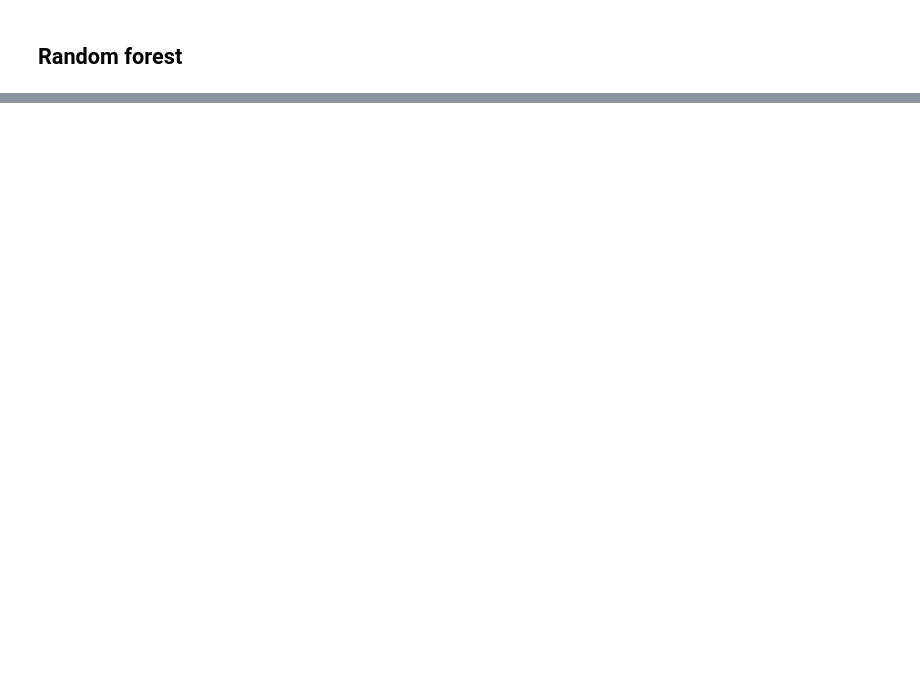
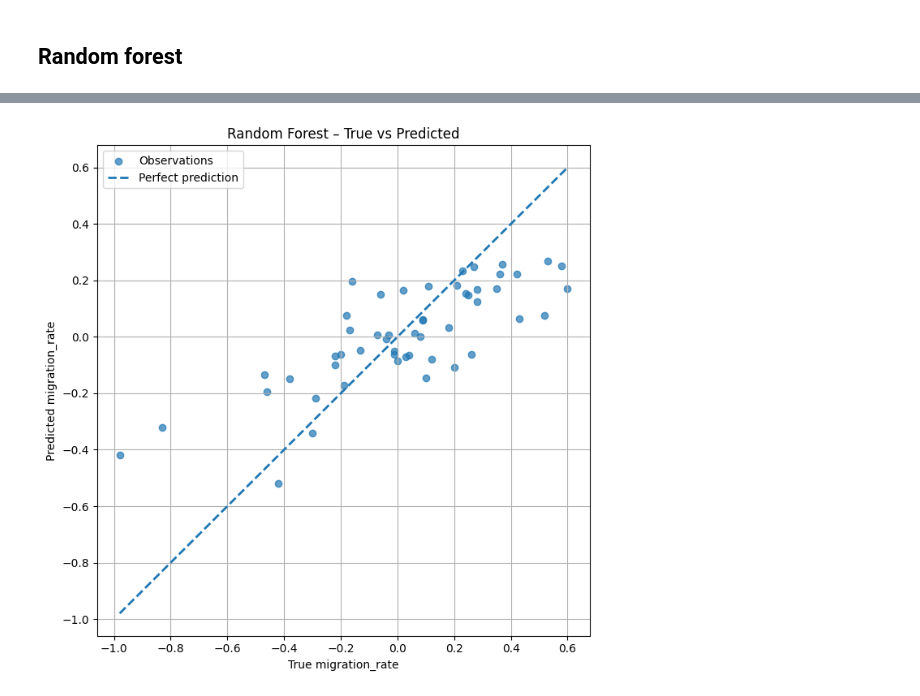
Before and after one commit to maximeducotterd2404-pixel/DSAP_intercantonalmigration_dynamics, a Jupyter notebook: notebooks/randomforest_notebook.ipynb, the cells around one changed output, grey strips where cells are left out. Drawn from its saved outputs; the diff is of its cells as text; code cells hidden in the pictures; blank space fills up the shorter version.

```diff
--- a/notebooks/randomforest_notebook.ipynb
+++ b/notebooks/randomforest_notebook.ipynb
@@ -79,0 +153,24 @@ for name, imp in feat_imp:
+# %%
+from pathlib import Path
+import sys
+
+ROOT = Path("/Users/maximeducotterd/Desktop/DSAP_intercantonal_dynamics")
+sys.path.append(str(ROOT))
+
+from src.ML.randomforest.randomforest import (
+    load_data, prepare_dataframe, time_split, run_random_forest
+)
+
+from src.ML.randomforest.plotrandomforest import plot_true_vs_pred_rf
+
+
+df = load_data()
+df_model, feature_cols, target_col = prepare_dataframe(df)
+X_train, X_test, y_train, y_test = time_split(df_model, feature_cols, target_col)
+rf, y_pred, r2, rmse, r2_train = run_random_forest(X_train, y_train, X_test, y_test)
+
+
+
+plot_true_vs_pred_rf(y_test, y_pred)
+# %% [output]
+[figure, added]
```
Also changed, not shown: parts of 1 cell of this notebook, 14 other files.
